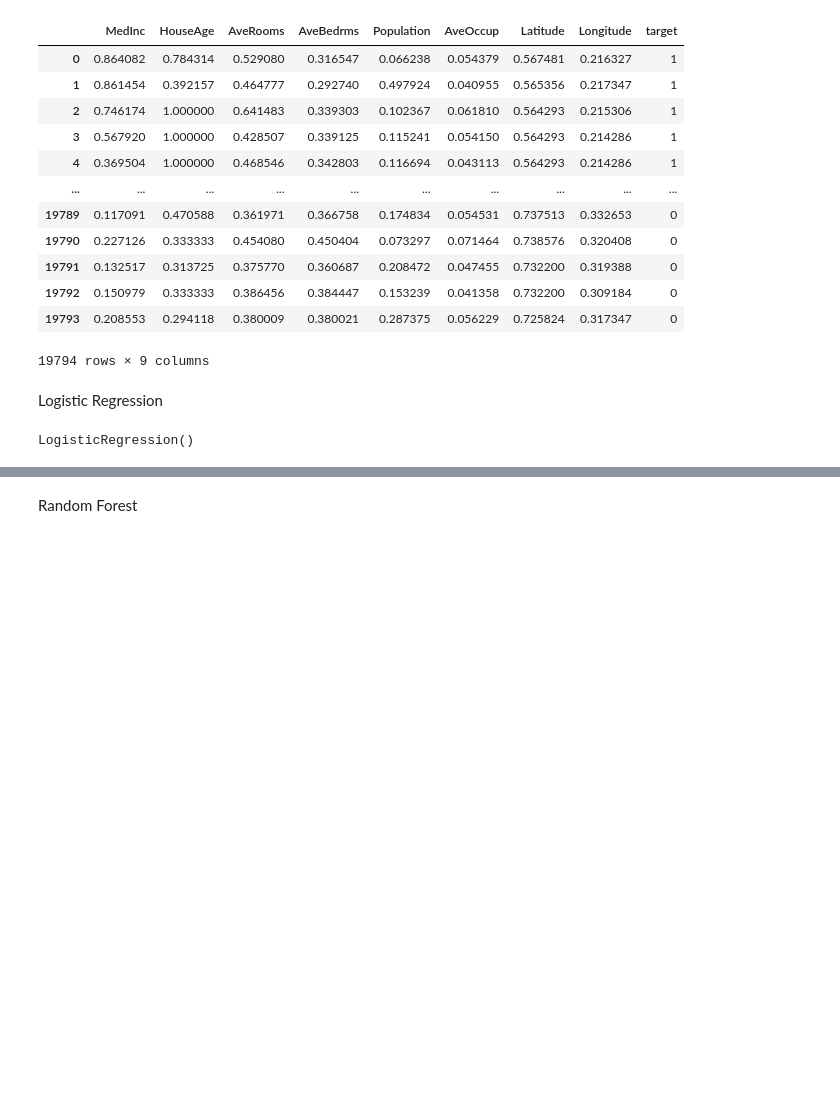
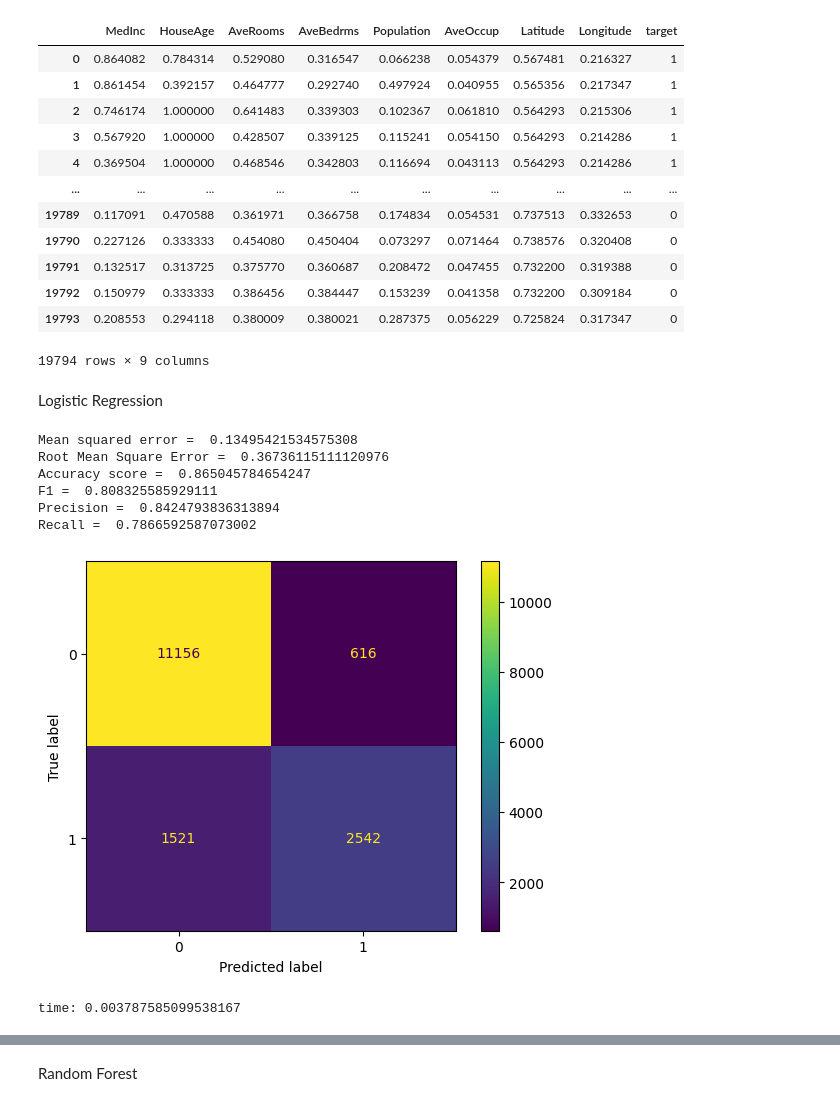
Before and after one commit to erikaminarikova/Ordinal_Sums, a Jupyter notebook: Example_6_california_housing_model_comparison.ipynb, the cells around one changed output, grey strips where cells are left out. Drawn from its saved outputs; the diff is of its cells as text; code cells hidden in the pictures; blank space fills up the shorter version.

```diff
--- a/Example_6_california_housing_model_comparison.ipynb
+++ b/Example_6_california_housing_model_comparison.ipynb
@@ -82,11 +83,27 @@ Logistic Regression
 # Reshaped for logistic regression function
 X = df_train[['MedInc', 'HouseAge', 'AveRooms', 'AveBedrms', 'Population', 'AveOccup', 'Latitude', 'Longitude']]
 y = df_train[["target"]]
-# %%
-logr = linear_model.LogisticRegression()
-logr.fit(X,y)
-# %% [output]
-LogisticRegression()
+# %%
+start_time = time.time()
+logr = linear_model.LogisticRegression()
+logr.fit(X,y)
+#predict for all input values
+predicted=logr.predict(X)
+df_train["predicted"]=predicted
+# calculate tests for train dataset
+target_values = df_train[['target']].values
+value = df_train[['predicted']].values
+calculate_tests(target_values, value)
+print('time:', (time.time()-start_time)/60)
+# %% [output]
+Mean squared error =  0.13495421534575308
+Root Mean Square Error =  0.36736115111120976
+Accuracy score =  0.865045784654247
+F1 =  0.808325585929111
+Precision =  0.8424793836313894
+Recall =  0.7866592587073002
+[figure, added]
+time: 0.003787585099538167
 # %%
 print(logr.coef_, logr.intercept_)
 # %% [output]
```
Also changed, not shown: parts of 16 cells of this notebook.
